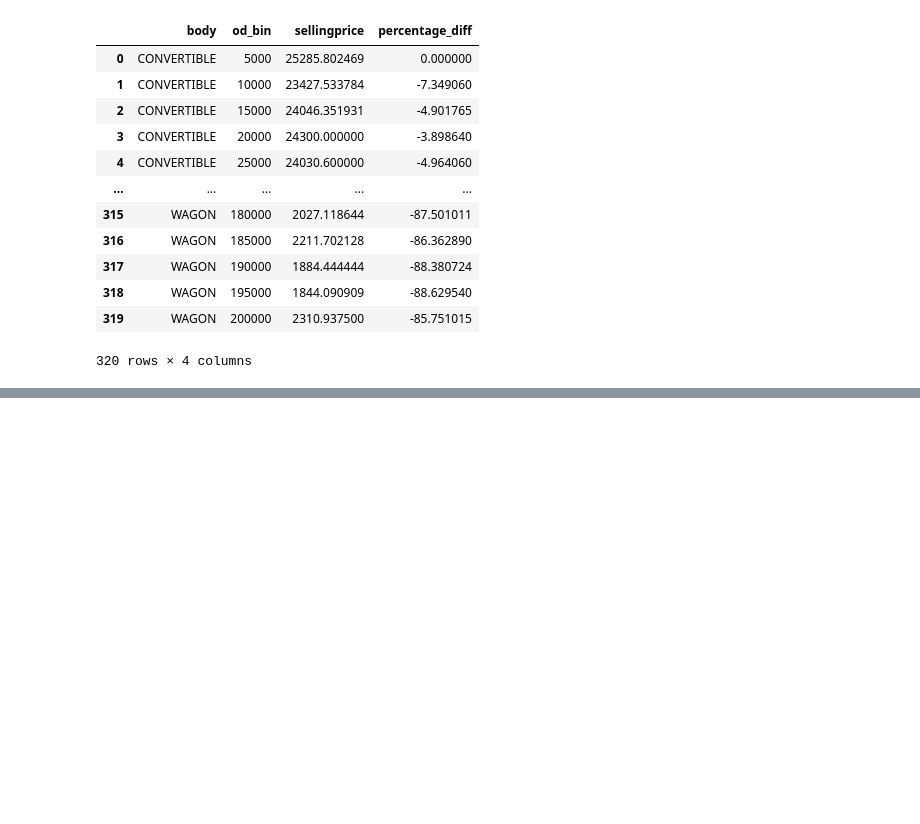
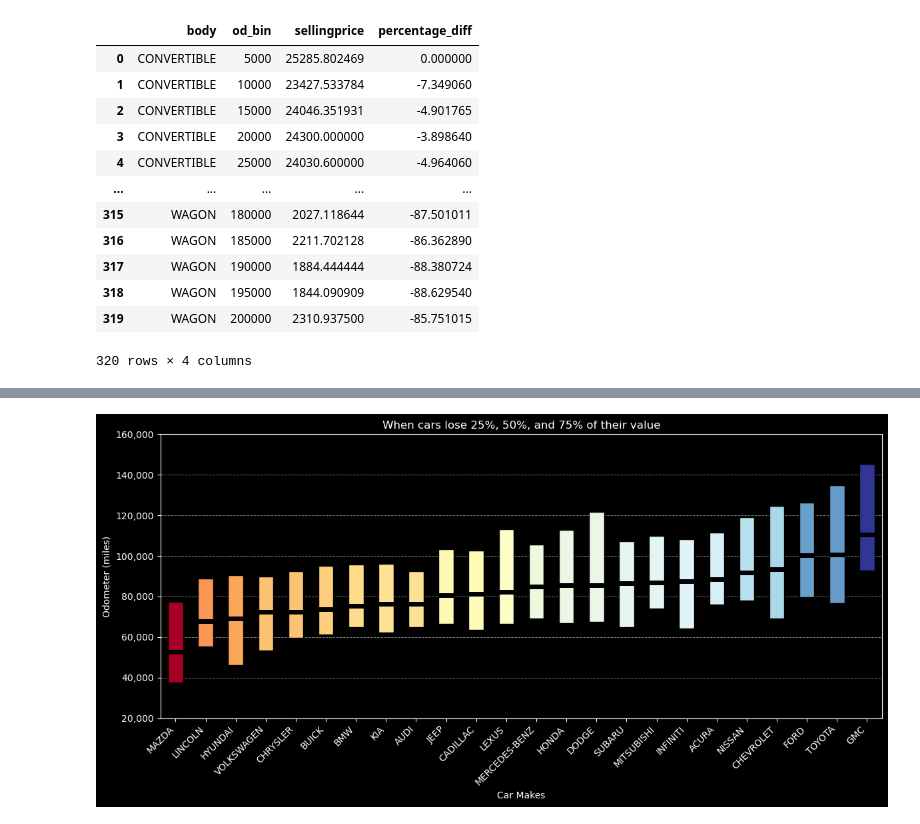
Before and after one commit to wihbit/used_car_market, a Jupyter notebook: alex.ipynb, the cells around one changed output, grey strips where cells are left out. Saved outputs shown, nothing was run; the diff lists cells and outputs as text; code cells hidden in the pictures; blank space fills up the shorter version.

```diff
--- a/alex.ipynb
+++ b/alex.ipynb
@@ -179,8 +206,9 @@ plt.show()
 # %%
-od_group = df[df['make'].isin(top25_makes)].groupby(['make', 'od_bin'])['sellingprice'].mean().reset_index()
-od_group = pd.DataFrame(od_group)
-od_group['percentage_diff'] = od_group.groupby('make')['sellingprice'].transform(lambda x: (x - x.iloc[0]) / x.iloc[0] * 100)
+# Create a dataframe showing the average selling price for each car make in each odometer bin
+odometer = df[df['make'].isin(top25_makes)].groupby(['make', 'od_bin'])['sellingprice'].mean().reset_index()
 
+# Create a new column to show the percentage change in value from the first odometer bin
+odometer['percentage_diff'] = odometer.groupby('make')['sellingprice'].transform(lambda x: (x - x.iloc[0]) / x.iloc[0] * 100)
 
-od_group_hmm = od_group[od_group['od_bin'].isin([50000, 100000, 150000, 200000])]
-od_group_hmm
+# Preview the dataframe
+odometer
@@ -211,0 +261,74 @@ ax.set(ylabel="Make",
+# %%
+# Drop the index because ax.boxplot keeps giving me problems if I don't
+depdata = depdf.reset_index()
+
+# Prepare data for boxplot
+boxplot_data = []
+
+# Iterate over each row to prepare the data
+for index, row in depdata.iterrows():
+    boxplot_data.append([row['25%'], row['50%'], row['75%']])
+
+# Convert to DataFrame for better handling
+boxplot_df = pd.DataFrame(boxplot_data, columns=['25%', '50%', '75%'])
+
+## I'd like to color each box based on its 50% values, with a gradient scale
+# Normalize the '50%' column values to a range between 0 and 1
+norm = plt.Normalize(boxplot_df['50%'].min(), boxplot_df['50%'].max())
+
+# Create a colormap
+cmap = cm.get_cmap('RdYlBu')
+
+# Create the plots
+fig, ax = plt.subplots(figsize=(12, 6))
+
+# Plot the boxplot without whiskers and caps, and enable patch_artist to fill the boxes
+box = ax.boxplot(boxplot_data, labels=depdf.index,
+                 showmeans=False, whiskerprops={'visible': False}, capprops={'visible': False},
+                 patch_artist=True)
+
+# Set labels, ticks, and dimensions
+plt.xlabel('Car Makes', color='white')
+plt.ylabel('Odometer (miles)', color='white')
+plt.title('When cars lose 25%, 50%, and 75% of their value', color='white')
+plt.xticks(rotation=45, ha='right', color='white')
+plt.yticks(color='white')
+plt.ylim((20000, 160000))
+
+# Set background to black
+ax.set_facecolor('black')
+fig.patch.set_facecolor('black')
+
+# Customize the spines to be white
+for spine in ax.spines.values():
+    spine.set_edgecolor('white')
+
+# Color the boxes based on the '50%' column values
+for i, patch in enumerate(box['boxes']):
+    # Normalize the '50%' value to a range between 0 and 1
+    color_value = norm(boxplot_df['50%'][i])
+    # Get the corresponding color from the colormap
+    color = cmap(color_value)
+    # Set the facecolor of the box
+    patch.set_facecolor(color)
+
+
+# Customize the medians
+for element in ['medians']:
+    plt.setp(box[element], color='white')
+
+# Customize the medians to be thicker and blue
+for median in box['medians']:
+    median.set(color='black', linewidth=5)
+
+# Customize the tick labels colors
+ax.tick_params(colors='white')
+ax.yaxis.grid(True, color='white', linestyle='--', linewidth=0.7, alpha=0.5)
+ax.yaxis.set_major_formatter(ticker.FuncFormatter(lambda x, pos: f'{int(x):,}'))
+
+
+# Display the plot
+plt.tight_layout()
+plt.show()
+# %% [output]
+[figure, added]
```
Also changed, not shown: parts of 20 cells of this notebook.
